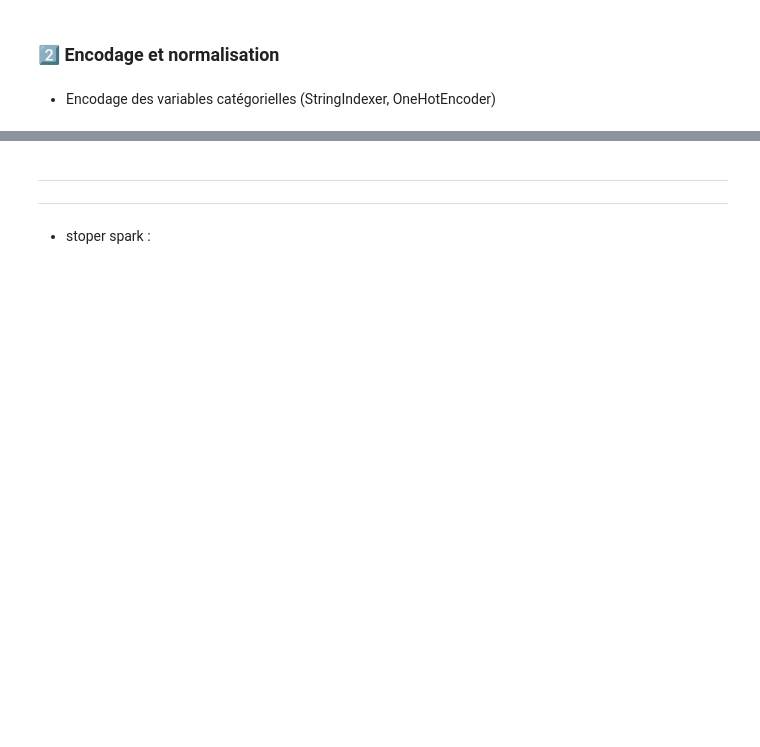
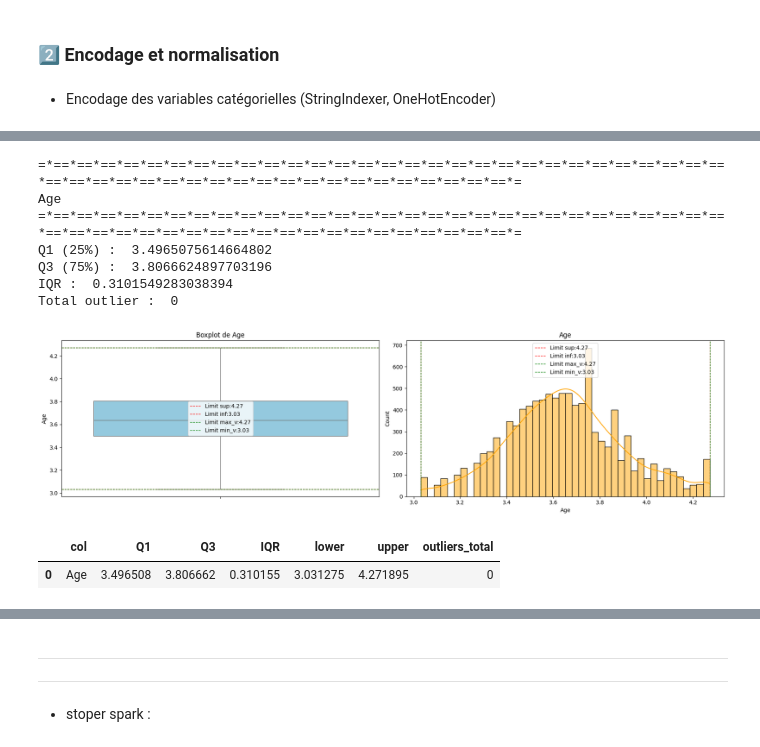
Before and after one commit to bouchramilo/BankAttritionFlow, a Jupyter notebook: notebooks/Eda.ipynb, the cells around one changed output, grey strips where cells are left out. Saved outputs shown, nothing was run; the diff lists cells and outputs as text; code cells hidden in the pictures; blank space fills up the shorter version.

```diff
--- a/notebooks/Eda.ipynb
+++ b/notebooks/Eda.ipynb
@@ -611,0 +745,25 @@ only showing top 5 rows
+# %%
+
+df_clipped = df_prepare.withColumn(
+    "Age",
+    F.when(F.col("Age") < out_reports['lower'][0], out_reports['lower'][0])
+     .when(F.col("Age") > out_reports['upper'][0], out_reports['upper'][0])
+     .otherwise(F.col("Age"))
+)
+# %%
+cols_verify = ['Age']
+
+
+out_reports = outliers_detections_cols(df_clipped, cols_verify)
+out_reports
+# %% [output]
+=*==*==*==*==*==*==*==*==*==*==*==*==*==*==*==*==*==*==*==*==*==*==*==*==*==*==*==*==*==*==*==*==*==*==*==*==*==*==*==*==*==*==*==*==*==*==*==*==*==*=
+Age
+=*==*==*==*==*==*==*==*==*==*==*==*==*==*==*==*==*==*==*==*==*==*==*==*==*==*==*==*==*==*==*==*==*==*==*==*==*==*==*==*==*==*==*==*==*==*==*==*==*==*=
+Q1 (25%) :  3.4965075614664802
+Q3 (75%) :  3.8066624897703196
+IQR :  0.3101549283038394
+Total outlier :  0
+[figure, added]
+|  | col | Q1 | Q3 | IQR | lower | upper | outliers_total |
+| 0 | Age | 3.496508 | 3.806662 | 0.310155 | 3.031275 | 4.271895 | 0 |
```
Also changed, not shown: parts of 18 cells of this notebook, 3 other files.
